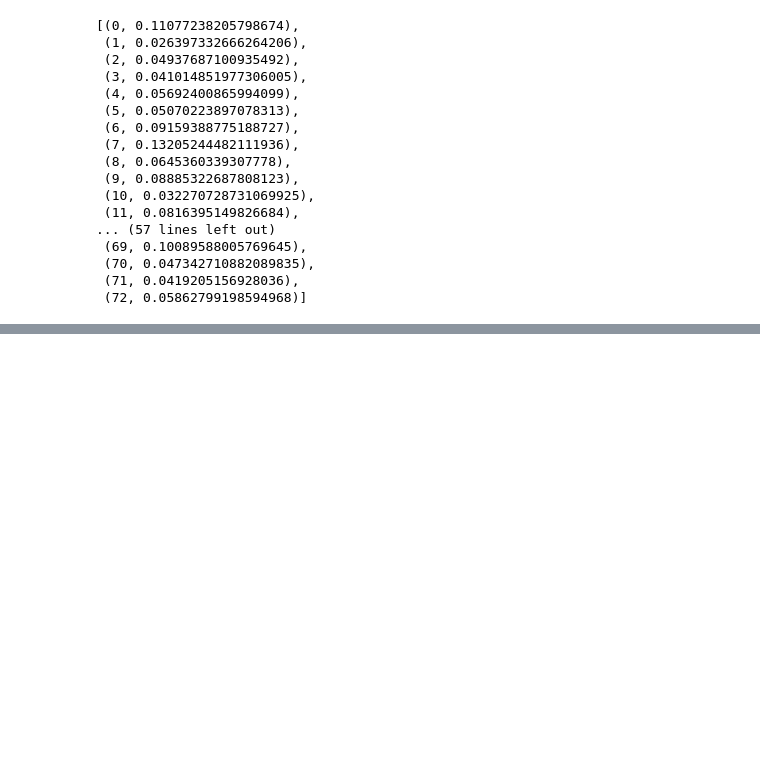
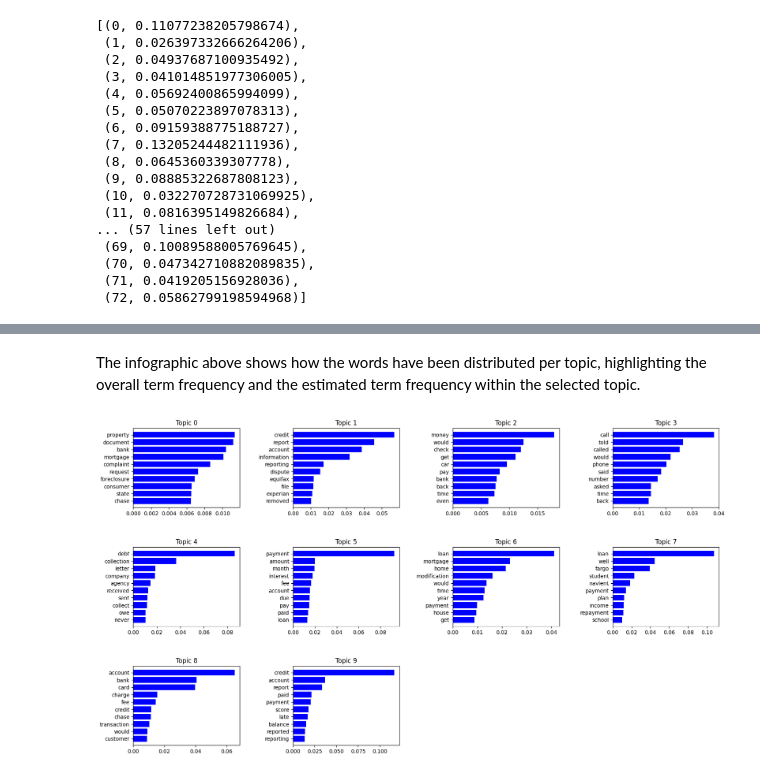
Before and after one commit to abnormalDistribute/Capstone-Project---Consumer-Complaints, a Jupyter notebook: index.ipynb, the cells around one changed output, grey strips where cells are left out. Saved outputs shown, nothing was run; the diff lists cells and outputs as text; code cells hidden in the pictures; blank space fills up the shorter version.

```diff
--- a/index.ipynb
+++ b/index.ipynb
@@ -1602,7 +1343,7 @@ import pyLDAvis.gensim_models
 # %%
 # Bag of Words on the Data set
 # creaing a dictionary from ‘'clean_narrative' column containing the number of times a word appears.
-processed_docs = df_final['clean_narrative']
+processed_docs = doc_tokenized['text']
 dictionary = gensim.corpora.Dictionary(processed_docs)
 count = 0
 for k, v in dictionary.iteritems():
@@ -1821,0 +1559,27 @@ OSError: [Errno 22] Invalid argument: 'https://cdn.jsdelivr.net/gh/bmabey/pyLDAv
+# %% [markdown]
+The infographic above shows how the words have been distributed per topic, highlighting the overall term frequency and the estimated term frequency within the selected topic.
+# %%
+import matplotlib.gridspec as gridspec
+import math
+
+k = 10
+narrative_lda =lda_model
+
+def plot_top_words(lda=lda_model, nb_topics=k, nb_words=10):
+    top_words = [[word for word,_ in lda.show_topic(topic_id, topn=50)] for topic_id in range(lda.num_topics)]
+    top_betas = [[beta for _,beta in lda.show_topic(topic_id, topn=50)] for topic_id in range(lda.num_topics)]
+
+    gs  = gridspec.GridSpec(round(math.sqrt(k))+1,round(math.sqrt(k))+1)
+    gs.update(wspace=0.5, hspace=0.5)
+    plt.figure(figsize=(20,15))
+    for i in range(nb_topics):
+        ax = plt.subplot(gs[i])
+        plt.barh(range(nb_words), top_betas[i][:nb_words], align='center',color='blue', ecolor='black')
+        ax.invert_yaxis()
+        ax.set_yticks(range(nb_words))
+        ax.set_yticklabels(top_words[i][:nb_words])
+        plt.title("Topic "+str(i))
+
+plot_top_words()
+# %% [output]
+[figure, added]
```
Also changed, not shown: parts of 55 cells of this notebook.
